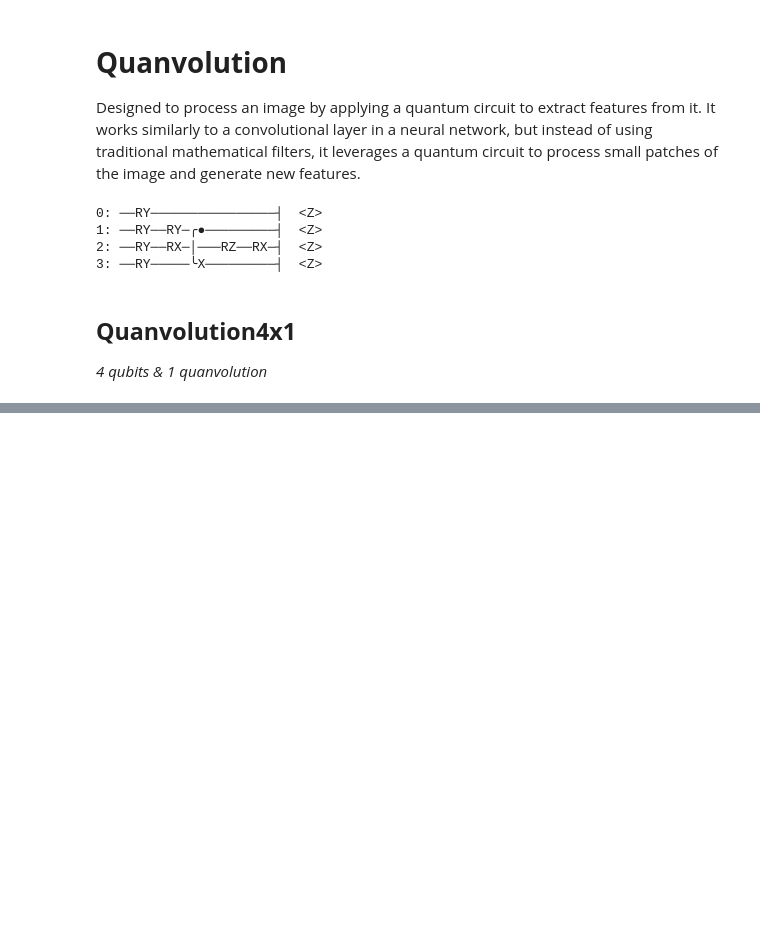
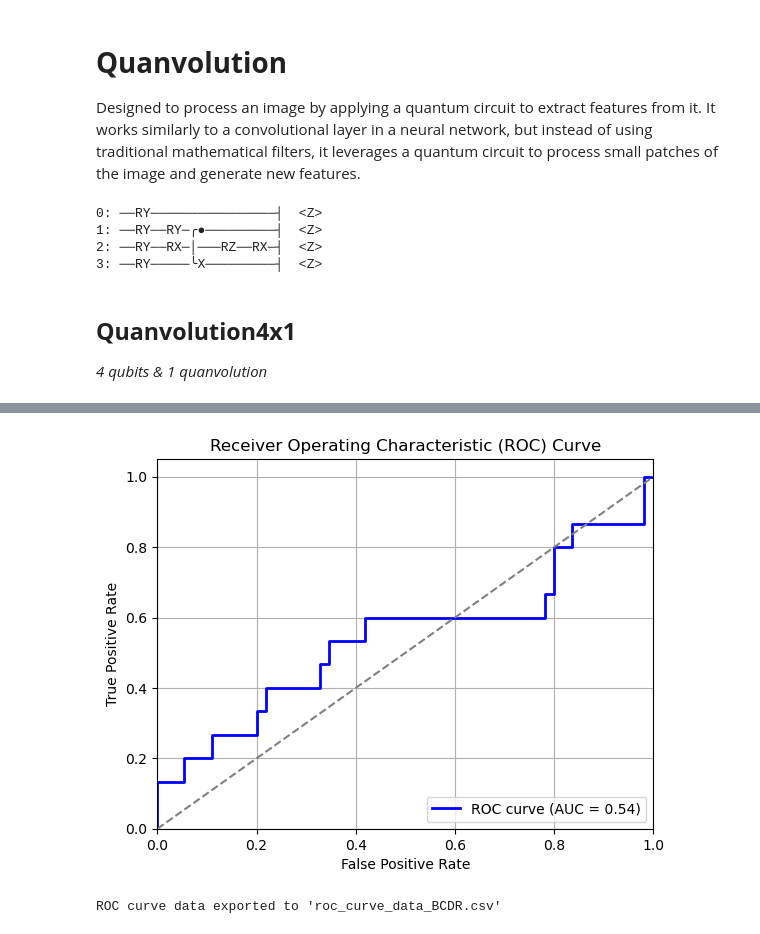
Before and after one commit to yrsobrinho/BreastCancerQuanvolution, a Jupyter notebook: Quantum/model/quanvolutionBCDR.ipynb, the cells around one changed output, grey strips where cells are left out. Saved outputs shown, nothing was run; the diff lists cells and outputs as text; code cells hidden in the pictures; blank space fills up the shorter version.

```diff
--- a/Quantum/model/quanvolutionBCDR.ipynb
+++ b/Quantum/model/quanvolutionBCDR.ipynb
@@ -34,11 +34,12 @@ Using: NVIDIA GeForce RTX 4070 Ti SUPER
 CUDA: 12.4
 # %%
 class BCDRDataset(Dataset):
-    def __init__(self, root_dir, train=True, data_augmentation=False):
+    def __init__(self, root_dir, train=True, data_augmentation=True):
         self.image_paths = []
         self.labels = []
 
         base_transform = [
+            transforms.Resize((128, 128)),
             transforms.ToTensor(),
             transforms.Normalize(mean=[0.5186, 0.5187, 0.5185], std=[0.1957, 0.1957, 0.1957])
         ]
@@ -195,7 +196,7 @@ print(expanded_circuit.draw())
 *4 qubits & 1 quanvolution*
 # %%
 class Quanvolution4x1Model(nn.Module):
-    def __init__(self, rand_params, output_size = (16, 16), patch_size = 4, n_qubits = 4, num_classes = 2):
+    def __init__(self, rand_params, output_size = (32, 32), patch_size = 4, n_qubits = 4, num_classes = 2):
         """
         Defines the CNN with quanvolution.
 
@@ -239,7 +240,7 @@ scheduler = torch.optim.lr_scheduler.StepLR(optimizer, step_size=10, gamma=0.1)
 criterion = nn.CrossEntropyLoss().to(device)
 epochs = 20
 # %%
-last_model_path = "/home/eflammere/BreastCancerQuanvolution/Quantum/checkpoints/BCDR/1/last_model.pth"
+last_model_path = "/home/eflammere/BreastCancerQuanvolution/Quantum/checkpoints/BCDR/224x224/1/last_model.pth"
 checkpoint_frequency = 2
 
 train_losses = []
@@ -276,7 +277,7 @@ for epoch in range(epochs):
     scheduler.step()
 
     if (epoch + 1) % checkpoint_frequency == 0:
-        checkpoint_path = f"/home/eflammere/BreastCancerQuanvolution/Quantum/checkpoints/BCDR/1/model_checkpoint_epoch_{epoch + 1}.pth"
+        checkpoint_path = f"/home/eflammere/BreastCancerQuanvolution/Quantum/checkpoints/BCDR/224x224/1/model_checkpoint_epoch_{epoch + 1}.pth"
         torch.save(model.state_dict(), checkpoint_path)
         print("Checkpoint saved.")
 
@@ -356,31 +367,34 @@ print(f"Test AUC: {test_auc:.4f}")
 # %%
 false_positive_rate, true_positive_rate, thresholds = roc_curve(
     test_labels.cpu().numpy(), test_predictions[:, 1].cpu().numpy()
 )
 roc_auc = auc(false_positive_rate, true_positive_rate)
 
 plt.figure()
 plt.plot(false_positive_rate, true_positive_rate, color='blue', lw=2, label=f'ROC curve (AUC = {roc_auc:.2f})')
 plt.plot([0, 1], [0, 1], color='grey', linestyle='--')
 plt.xlim([0.0, 1.0])
 plt.ylim([0.0, 1.05])
 plt.xlabel('False Positive Rate')
 plt.ylabel('True Positive Rate')
 plt.title('Receiver Operating Characteristic (ROC) Curve')
 plt.legend(loc='lower right')
 plt.grid()
 plt.show()
 
 dataset_name = "BCDR"
 roc_data = pd.DataFrame({
     'Dataset': [dataset_name] * len(false_positive_rate),
     'False Positive Rate': false_positive_rate,
     'True Positive Rate': true_positive_rate,
     'Thresholds': thresholds
 })
-roc_data.to_csv(f'/home/eflammere/BreastCancerQuanvolution/Quantum/checkpoints/BCDR/1/roc_curve_data_{dataset_name}.csv', index=False)
+roc_data.to_csv(f'/home/eflammere/BreastCancerQuanvolution/Quantum/checkpoints/BCDR/224x224/1/roc_curve_data_{dataset_name}.csv', index=False)
 
 print(f"ROC curve data exported to 'roc_curve_data_{dataset_name}.csv'")
+# %% [output]
+[figure, added]
+ROC curve data exported to 'roc_curve_data_BCDR.csv'
 # %%
 cm = confusion_matrix(test_labels.cpu().numpy(), test_predictions.argmax(dim=1).cpu().numpy(), labels=[0, 1])
 plt.figure(figsize=(8, 6))
```
Also changed, not shown: parts of 4 cells of this notebook, 6 other files.
